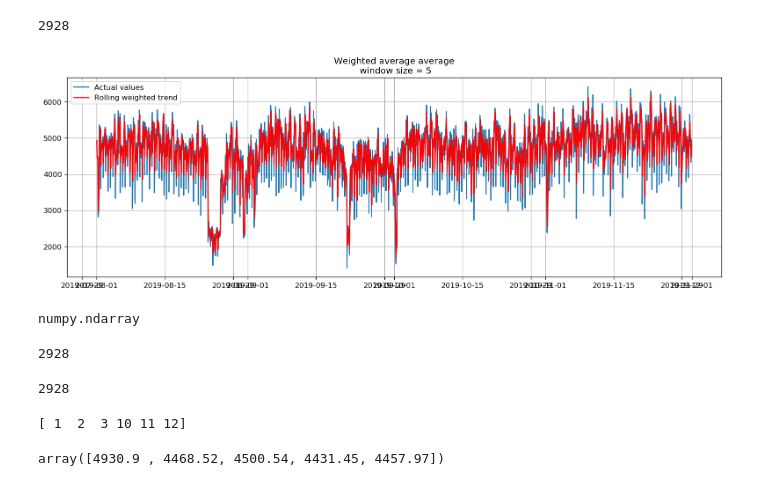
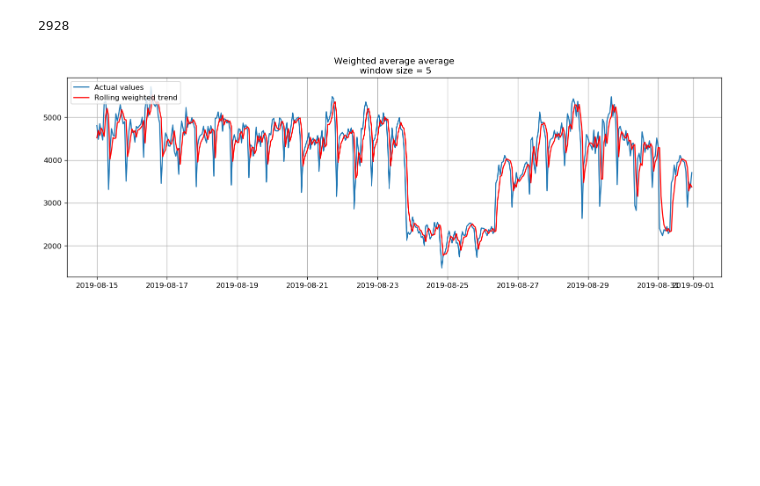
Before and after one commit to denismoroz1981/divd_project, a Jupyter notebook: divd_project.ipynb, the cells around one changed output. Saved outputs shown, nothing was run; the diff lists cells and outputs as text; code cells hidden in the pictures; blank space fills up the shorter version.

Commit message:
weighted average2

```diff
--- a/divd_project.ipynb
+++ b/divd_project.ipynb
@@ -324,37 +324,17 @@ ser_w.index = ser.index
 len(ser_w)
 # %% [output]
 2928
+# %%
+ser_s = ser["2019-08-15":"2019-08-31"]
+ser_s_w=ser_w["2019-08-15":"2019-08-31"]
 # %%
+
 plt.figure(figsize=(16,5))
 plt.title("Weighted average average\n window size = {}".format(5))
-plt.plot(ser, label="Actual values")
-plt.plot(ser_w,"r",label="Rolling weighted trend")
+plt.plot(ser_s, label="Actual values")
+plt.plot(ser_s_w,"r",label="Rolling weighted trend")
 plt.legend(loc="upper left")
 plt.grid(True)
 plt.show()
 # %% [output]
-[figure, old version]
+[figure, new version]
-# %%
-type(ser_w)
-# %% [output]
-numpy.ndarray
-# %%
-len(ser)
-# %% [output]
-2928
-# %%
-len(ser_w)
-# %% [output]
-2928
-# %%
-a = np.array([1, 2, 3])
-
-newArray = np.append (a, [10, 11, 12])
-
-print(newArray)
-# %% [output]
-[ 1  2  3 10 11 12]
-# %%
-ser_w
-# %% [output]
-array([4930.9 , 4468.52, 4500.54, 4431.45, 4457.97])
```
Also changed, not shown: parts of 7 cells of this notebook.
